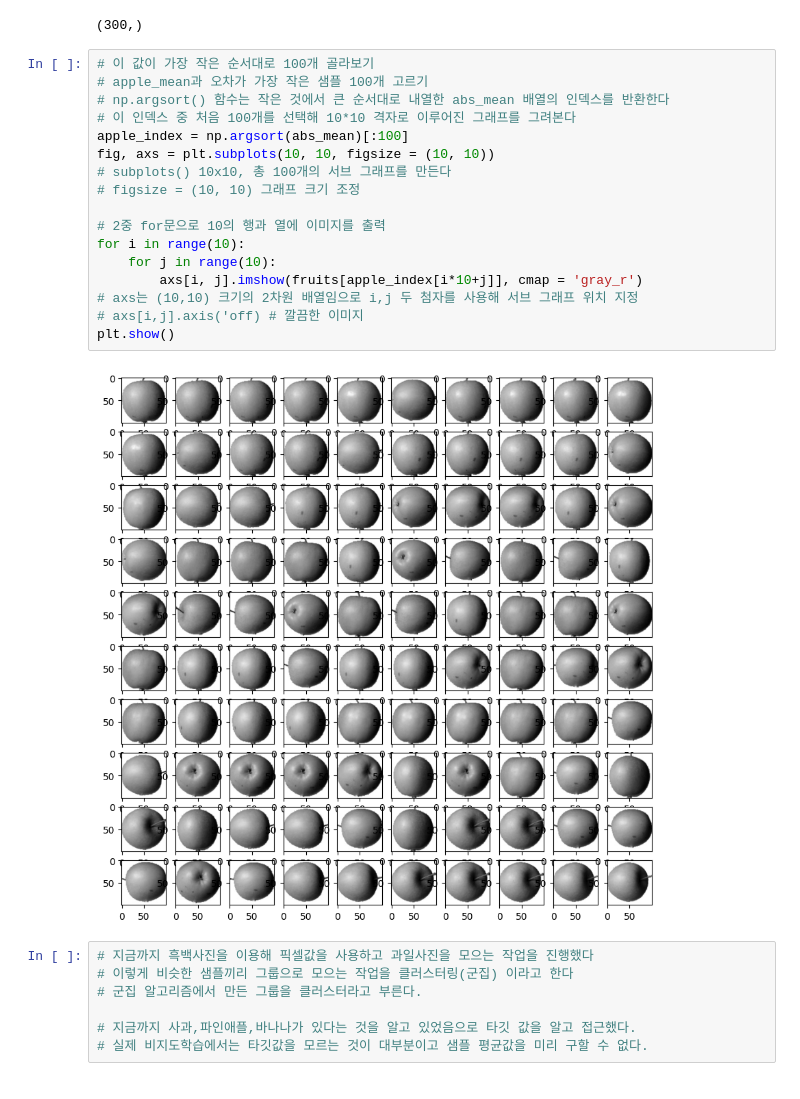
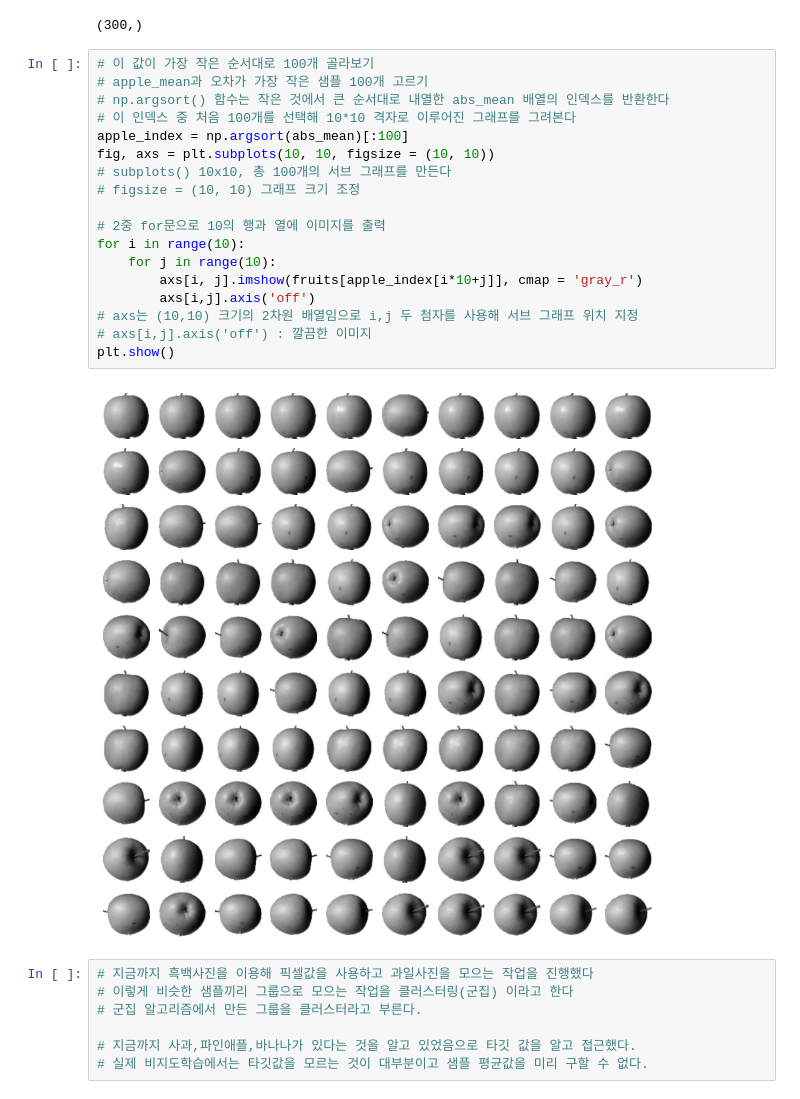
Before and after one commit to dbsdlsdud/AIStudy24, a Jupyter notebook: 군집알고리즘.ipynb, the cells around one changed output. Drawn from its saved outputs; the diff is of its cells as text.

```diff
--- a/군집알고리즘.ipynb
+++ b/군집알고리즘.ipynb
@@ -213,22 +213,23 @@ print(abs_mean.shape)
 # %%
 # 이 값이 가장 작은 순서대로 100개 골라보기
 # apple_mean과 오차가 가장 작은 샘플 100개 고르기
 # np.argsort() 함수는 작은 것에서 큰 순서대로 내열한 abs_mean 배열의 인덱스를 반환한다
 # 이 인덱스 중 처음 100개를 선택해 10*10 격자로 이루어진 그래프를 그려본다
 apple_index = np.argsort(abs_mean)[:100]
 fig, axs = plt.subplots(10, 10, figsize = (10, 10))
 # subplots() 10x10, 총 100개의 서브 그래프를 만든다
 # figsize = (10, 10) 그래프 크기 조정
 
 # 2중 for문으로 10의 행과 열에 이미지를 출력
 for i in range(10):
     for j in range(10):
         axs[i, j].imshow(fruits[apple_index[i*10+j]], cmap = 'gray_r')
+        axs[i,j].axis('off')
 # axs는 (10,10) 크기의 2차원 배열임으로 i,j 두 첨자를 사용해 서브 그래프 위치 지정
-# axs[i,j].axis('off) # 깔끔한 이미지
+# axs[i,j].axis('off') : 깔끔한 이미지
 plt.show()
 # %% [output]
-[figure, old version]
+[figure, new version]
 # %%
 # 지금까지 흑백사진을 이용해 픽셀값을 사용하고 과일사진을 모으는 작업을 진행했다
 # 이렇게 비슷한 샘플끼리 그룹으로 모으는 작업을 클러스터링(군집) 이라고 한다
```
Also changed, not shown: parts of 5 cells of this notebook.
